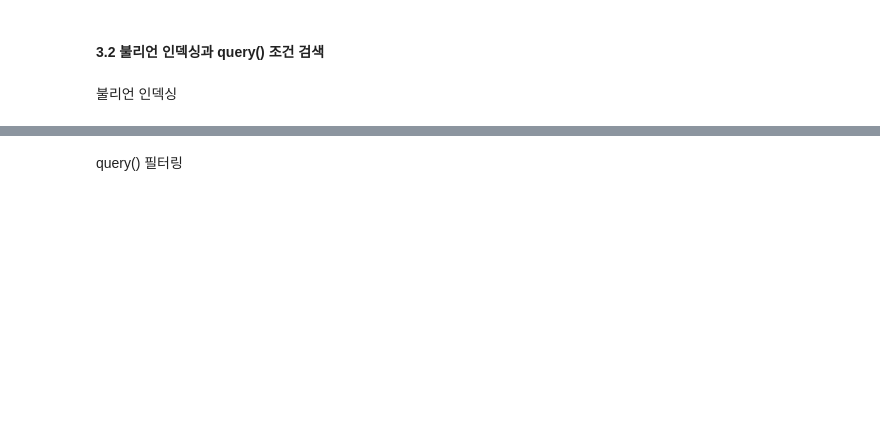
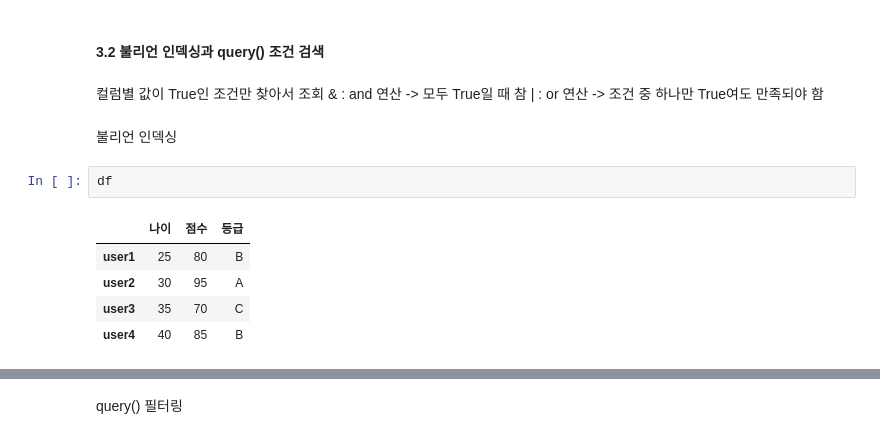
Before and after one commit to jsa00/ax_study, a Jupyter notebook: 04_MACHINE_LEARNING/src/04_machine_learning/chapter01/special/pandas_practice.ipynb, the cells around one changed output, grey strips where cells are left out. Drawn from its saved outputs; the diff is of its cells as text; blank space fills up the shorter version.

```diff
--- a/04_MACHINE_LEARNING/src/04_machine_learning/chapter01/special/pandas_practice.ipynb
+++ b/04_MACHINE_LEARNING/src/04_machine_learning/chapter01/special/pandas_practice.ipynb
@@ -156,4 +217,16 @@ score_gap
 # %% [markdown]
 #### 3.2 불리언 인덱싱과 query() 조건 검색
+# %% [markdown]
+컬럼별 값이 True인 조건만 찾아서 조회
+& : and 연산 -> 모두 True일 때 참
+| : or 연산 -> 조건 중 하나만 True여도 만족되야 함
 # %% [markdown]
 불리언 인덱싱
+# %%
+df
+# %% [output]
+|  | 나이 | 점수 | 등급 |
+| user1 | 25 | 80 | B |
+| user2 | 30 | 95 | A |
+| user3 | 35 | 70 | C |
+| user4 | 40 | 85 | B |
```
Also changed, not shown: parts of 40 cells of this notebook, 7 other files.
